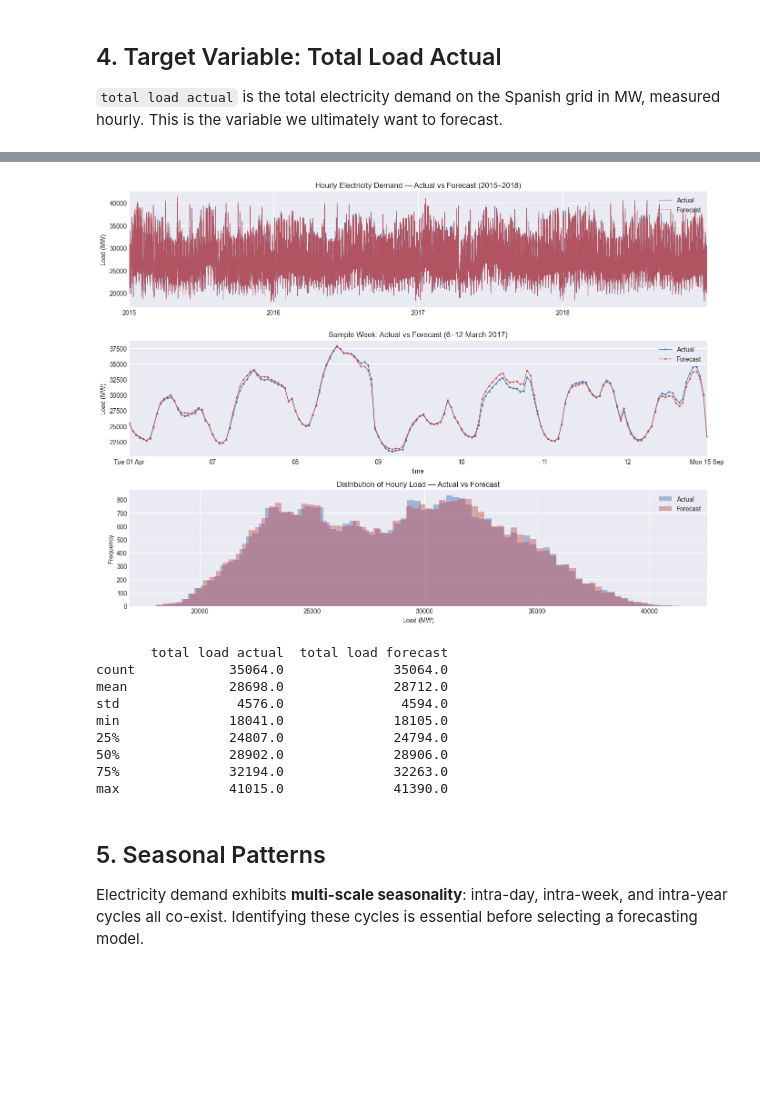
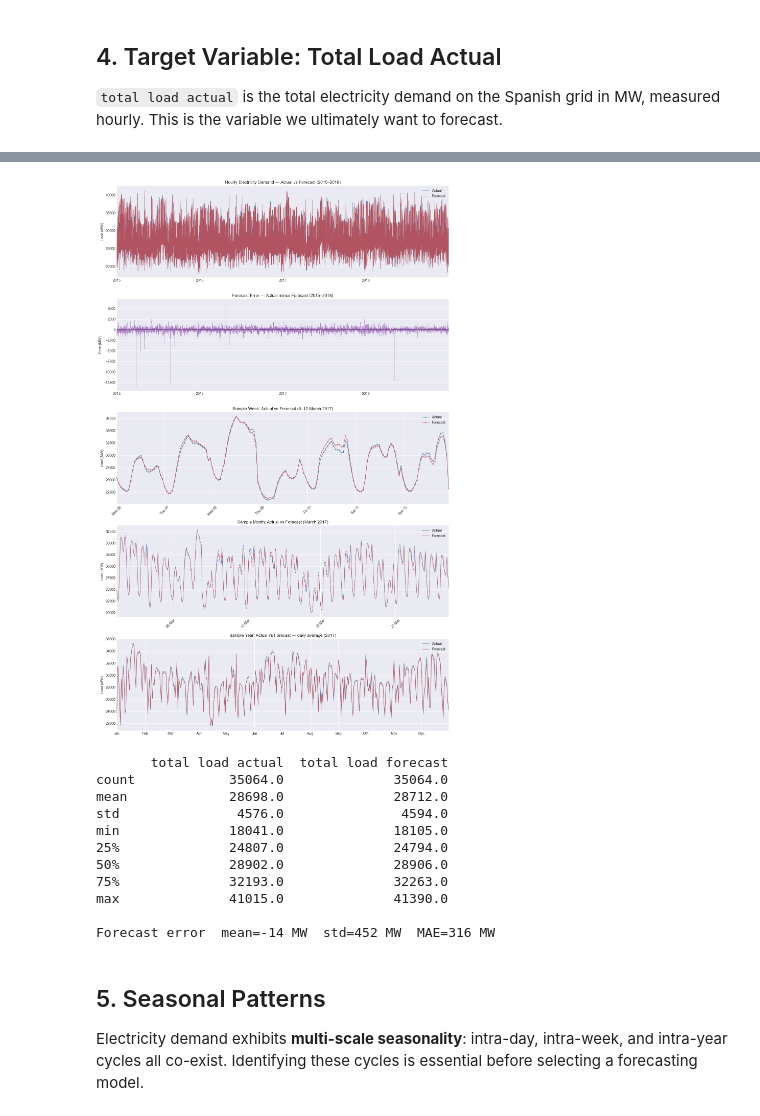
Before and after one commit to Yngvine/Electricity_consumption_predictor, a Jupyter notebook: exploratory_data_analysis.ipynb, the cells around one changed output, grey strips where cells are left out. Drawn from its saved outputs; the diff is of its cells as text; code cells hidden in the pictures; blank space fills up the shorter version.

```diff
--- a/exploratory_data_analysis.ipynb
+++ b/exploratory_data_analysis.ipynb
@@ -382,39 +400,73 @@ min      18041.0
 max      41015.0
 Name: total load actual, dtype: float64
 # %%
-fig, axes = plt.subplots(3, 1, figsize=(14, 10))
+fig, axes = plt.subplots(5, 1, figsize=(14, 22))
 
 # Full series: actual vs forecast
-df["total load actual"].plot(ax=axes[0], linewidth=0.6, color="#4c72b0", label="Actual")
-df["total load forecast"].plot(ax=axes[0], linewidth=0.6, color="#c44e52", alpha=0.85, label="Forecast")
+df["total load actual"].plot(ax=axes[0], linewidth=0.5, color="#4c72b0", label="Actual")
+df["total load forecast"].plot(ax=axes[0], linewidth=0.5, color="#c44e52", alpha=0.85, label="Forecast")
 axes[0].set_title("Hourly Electricity Demand — Actual vs Forecast (2015–2018)", fontsize=12)
 axes[0].set_ylabel("Load (MW)")
 axes[0].set_xlabel("")
 axes[0].legend(loc="upper right")
 
-# One representative week (first week of March 2017)
+# Full series: forecast error (actual − forecast)
+error = df["total load actual"] - df["total load forecast"]
+error.plot(ax=axes[1], linewidth=0.4, color="#9b59b6", alpha=0.8)
+axes[1].axhline(0, color="black", linewidth=0.8, linestyle="--")
+axes[1].set_title("Forecast Error — Actual minus Forecast (2015–2018)", fontsize=12)
+axes[1].set_ylabel("Error (MW)")
+axes[1].set_xlabel("")
+
+# Sample week: actual vs forecast
 week_cmp = df.loc["2017-03-06":"2017-03-12", ["total load actual", "total load forecast"]]
-week_cmp["total load actual"].plot(ax=axes[1], marker="o", markersize=2, linewidth=1, color="#4c72b0", label="Actual")
-week_cmp["total load forecast"].plot(ax=axes[1], marker="o", markersize=2, linewidth=1, color="#c44e52", alpha=0.85, label="Forecast")
-axes[1].set_title("Sample Week: Actual vs Forecast (6–12 March 2017)", fontsize=12)
-axes[1].set_ylabel("Load (MW)")
-axes[1].xaxis.set_major_formatter(mdates.DateFormatter("%a %d %b"))
-axes[1].legend(loc="upper right")
+axes[2].plot(week_cmp.index, week_cmp["total load actual"].values,
+             marker="o", markersize=2, linewidth=1, color="#4c72b0", label="Actual")
+axes[2].plot(week_cmp.index, week_cmp["total load forecast"].values,
+             marker="o", markersize=2, linewidth=1, color="#c44e52", alpha=0.85, label="Forecast")
+axes[2].set_title("Sample Week: Actual vs Forecast (6–12 March 2017)", fontsize=12)
+axes[2].set_ylabel("Load (MW)")
+axes[2].set_xlim(week_cmp.index[0], week_cmp.index[-1])
+week_ticks = pd.date_range("2017-03-06", "2017-03-12", freq="D")
+axes[2].set_xticks(week_ticks)
+axes[2].xaxis.set_major_formatter(mdates.DateFormatter("%a %d"))
+axes[2].tick_params(axis="x", rotation=45)
+axes[2].legend(loc="upper right")
 
-# Distribution comparison
-df["total load actual"].plot.hist(ax=axes[2], bins=80, edgecolor="none", color="#4c72b0", alpha=0.45, label="Actual")
-df["total load forecast"].plot.hist(ax=axes[2], bins=80, edgecolor="none", color="#c44e52", alpha=0.45, label="Forecast")
-axes[2].set_title("Distribution of Hourly Load — Actual vs Forecast", fontsize=12)
-axes[2].set_xlabel("Load (MW)")
-axes[2].set_ylabel("Frequency")
-axes[2].legend(loc="upper right")
+# Sample month: actual vs forecast
+month_cmp = df.loc["2017-03-01":"2017-03-31", ["total load actual", "total load forecast"]]
+axes[3].plot(month_cmp.index, month_cmp["total load actual"].values,
+             linewidth=0.8, color="#4c72b0", label="Actual")
+axes[3].plot(month_cmp.index, month_cmp["total load forecast"].values,
+             linewidth=0.8, color="#c44e52", alpha=0.85, label="Forecast")
+axes[3].set_title("Sample Month: Actual vs Forecast (March 2017)", fontsize=12)
+axes[3].set_ylabel("Load (MW)")
+axes[3].set_xlim(month_cmp.index[0], month_cmp.index[-1])
+month_ticks = pd.date_range("2017-03-01", "2017-03-31", freq="W-MON")
+axes[3].set_xticks(month_ticks)
+axes[3].xaxis.set_major_formatter(mdates.DateFormatter("%d %b"))
+axes[3].tick_params(axis="x", rotation=45)
+axes[3].legend(loc="upper right")
+
+# Sample year: actual vs forecast (daily average)
+year_actual   = df.loc["2017-01-01":"2017-12-31", "total load actual"].resample("D").mean()
+year_forecast = df.loc["2017-01-01":"2017-12-31", "total load forecast"].resample("D").mean()
+axes[4].plot(year_actual.index, year_actual.values, linewidth=1, color="#4c72b0", label="Actual")
+axes[4].plot(year_forecast.index, year_forecast.values, linewidth=1, color="#c44e52", alpha=0.85, label="Forecast")
+axes[4].set_title("Sample Year: Actual vs Forecast — daily average (2017)", fontsize=12)
+axes[4].set_ylabel("Load (MW)")
+axes[4].set_xlim(year_actual.index[0], year_actual.index[-1])
+axes[4].xaxis.set_major_locator(mdates.MonthLocator())
+axes[4].xaxis.set_major_formatter(mdates.DateFormatter("%b"))
+axes[4].legend(loc="upper right")
 
 plt.tight_layout()
 plt.show()
 
 print(df[["total load actual", "total load forecast"]].describe().round(0))
+print(f"\nForecast error  mean={error.mean():.0f} MW  std={error.std():.0f} MW  MAE={error.abs().mean():.0f} MW")
 # %% [output]
-[figure, old version]
+[figure, new version]
        total load actual  total load forecast
 count            35064.0              35064.0
 mean             28698.0              28712.0
@@ -422,8 +474,10 @@ std               4576.0               4594.0
 min              18041.0              18105.0
 25%              24807.0              24794.0
 50%              28902.0              28906.0
-75%              32194.0              32263.0
+75%              32193.0              32263.0
 max              41015.0              41390.0
+
+Forecast error  mean=-14 MW  std=452 MW  MAE=316 MW
 # %% [markdown]
 ## 5. Seasonal Patterns
 
```
Also changed, not shown: parts of 1 cell of this notebook.
